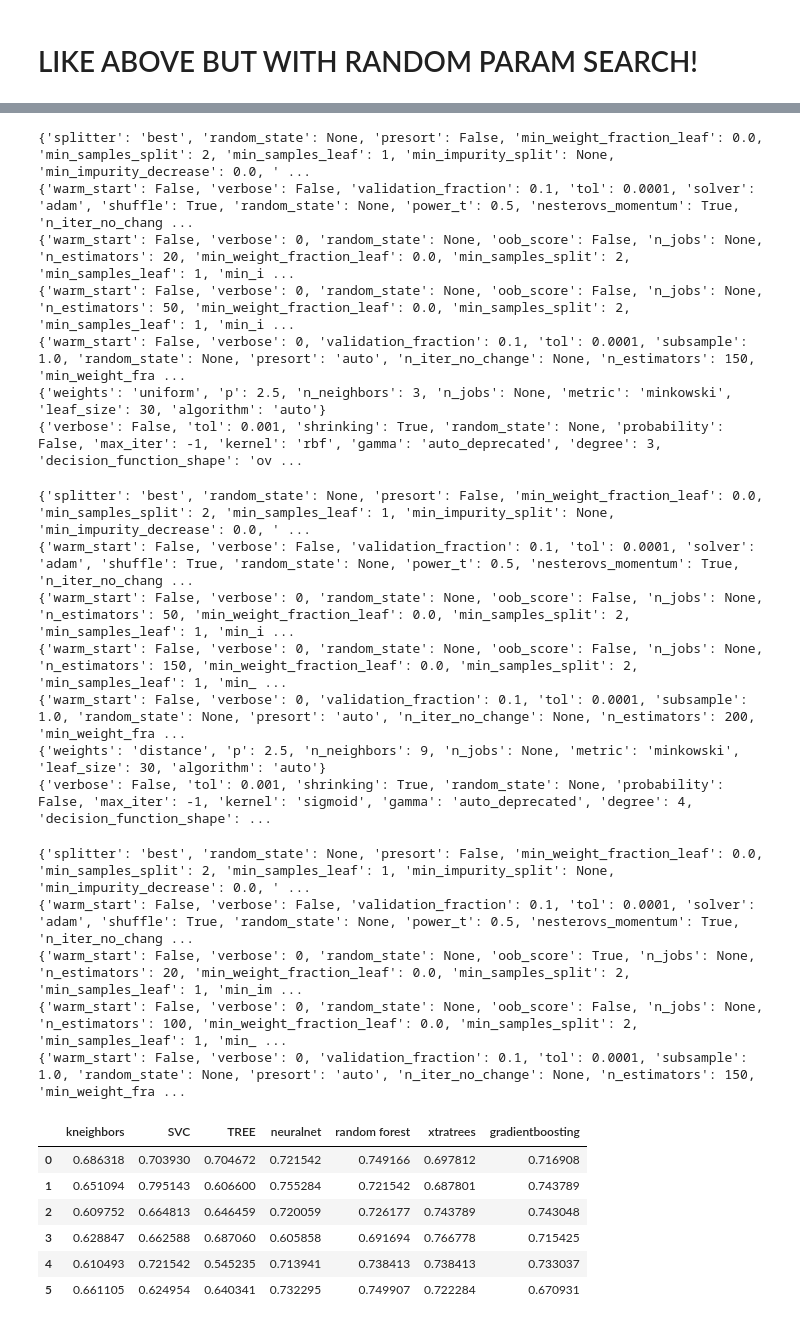
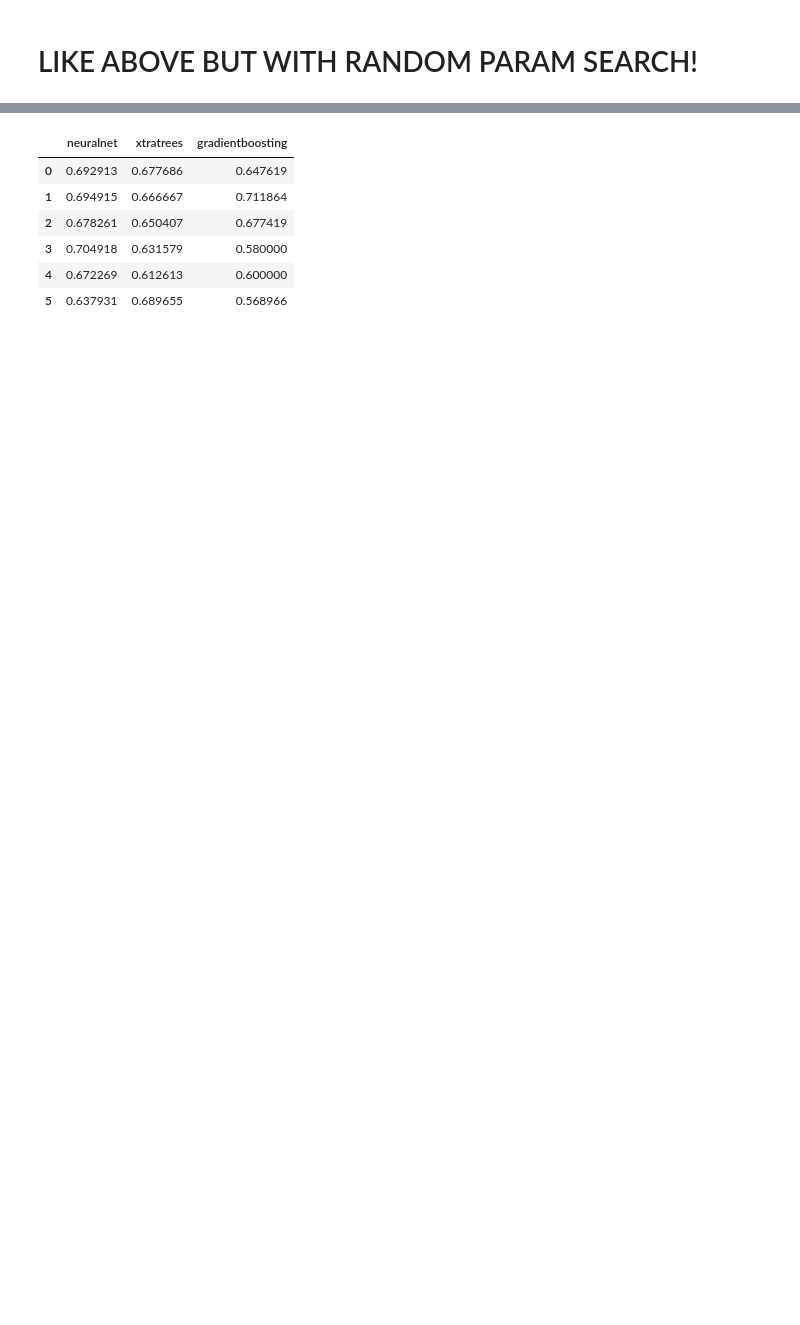
Before and after one commit to smautner/pig, a Jupyter notebook: improvedML.ipynb, the cells around one changed output, grey strips where cells are left out. Drawn from its saved outputs; the diff is of its cells as text; code cells hidden in the pictures; blank space fills up the shorter version.

```diff
--- a/improvedML.ipynb
+++ b/improvedML.ipynb
@@ -45,5 +45,5 @@ debug = True
 
 from sklearn.model_selection import train_test_split
 import loadfiles
-p,n  = loadfiles.loaddata("/home/pig/data",numneg=3000 if not debug else 200, pos='1' if debug else 'both', seed = 9)
+p,n  = loadfiles.loaddata("data",numneg=3000 if not debug else 200, pos='1' if debug else 'both', seed = 9)
 # %% [output]
@@ -71,7 +71,7 @@ def makeXY(featurelist):
 
 allfeatures = list(p[1].keys()) # the filenames are the last one and we dont need that (for now)
 allfeatures.remove("name")
-X,y,df = makeXY(allfeatures)
+X,Y,df = makeXY(allfeatures)
 
 # check if is nan
 from IPython.display import display, HTML
@@ -86,38 +86,35 @@ import pandas as pd
 X = StandardScaler().fit_transform(X)
 from sklearn.linear_model import Lasso
 from skrebate import ReliefF as relief
+from sklearn.metrics import f1_score
+
 randseed = 42
 testsize=.3
-X_train, X_test, y_train, y_test = train_test_split(X, y, test_size=testsize, random_state=randseed) # USE THE SAME SEED AS BELOW!
+X_train, X_test, y_train, y_test = train_test_split(X, Y, test_size=testsize, random_state=randseed) # USE THE SAME SEED AS BELOW!
 
 
-def myscore(y,yh):
-    tpr = sum([ i==j for i,j in zip(y,yh) if i==1  ])/np.count_nonzero(y==1)
-    tnr = sum([ i==j for i,j in zip(y,yh) if i==0  ])/np.count_nonzero(y==0)
-    return ((2*tnr)+tpr)/3
+def scorer(esti,x,y):
+    yh = esti.predict(x)
+    return f1_score(y,yh)
 
-def scorer(esti,X,y):
-    yh = esti.predict(X)
-    return myscore(y,yh)
-
-def lasso(X,y,alpha=.06):
+def lasso(X_data,y_data,alpha=.06):
     mod = Lasso(alpha=alpha)
-    mod.fit(X_train,y_train)
+    mod.fit(X_data,y_data)
     return [b for a,b in zip(mod.coef_, df.columns) if a!=0]
 
 
 reli=relief()
-reli.fit(X,y)
+reli.fit(X_train,y_train)
 
-def relief(X,y,param):
+def relief(_,_2,param):
     #https://github.com/EpistasisLab/scikit-rebate
     return [ df.columns[top] for top in reli.top_features_[:param]]
 
-featurelists = [ selector(X,y) for selector in [ lambda x,y: lasso(X,y,alpha=.05),
-                                                 lambda x,y: lasso(X,y,alpha=.01),
-                                                 lambda x,y: relief(X,y,40),
-                                                 lambda x,y: relief(X,y,60),
-                                                 lambda x,y: relief(X,y,80)
+featurelists = [ selector(X_train,y_train) for selector in [ lambda x,y: lasso(x,y,alpha=.05),
+                                                 lambda x,y: lasso(x,y,alpha=.01),
+                                                 lambda x,y: relief(x,y,40),
+                                                 lambda x,y: relief(x,y,60),
+                                                 lambda x,y: relief(x,y,80)
                                                ]]
 featurelists.append(df.columns)
 tmp =  pd.DataFrame([ [ 1 if f in featurelist else 0 for f in df.columns  ] for featurelist in featurelists],columns = df.columns)
@@ -147,7 +144,7 @@ for FEATURELIST in featurelists:  # loop over all the selectors
     # make some data
     X,y,df = makeXY(FEATURELIST)
     X = StandardScaler().fit_transform(X)
-    X_train, X_test, y_train, y_test = train_test_split(X, y, test_size=testsize, random_state=randseed) # USE THE SAME SEED AS BELOW!
+    X_train, X_test, y_train, y_test = train_test_split(X, Y, test_size=testsize, random_state=randseed) # USE THE SAME SEED AS BELOW!
 
     classifiers = [
         KNeighborsClassifier(5),
@@ -200,7 +197,7 @@ for FEATURELIST in featurelists:  # loop over all the selectors
     # make some data
     X,y,df = makeXY(FEATURELIST)
     X = StandardScaler().fit_transform(X)
-    X_train, X_test, y_train, y_test = train_test_split(X, y, test_size=testsize, random_state=randseed) # USE THE SAME SEED AS BELOW!
+    X_train, X_test, y_train, y_test = train_test_split(X, Y, test_size=testsize, random_state=randseed) # USE THE SAME SEED AS BELOW!
 
     def score(clf,param):
         searcher = RSCV(clf,
@@ -253,26 +245,7 @@ display(HTML(pd.DataFrame(res,columns=rs.clfnames).to_html()))
-{'splitter': 'best', 'random_state': None, 'presort': False, 'min_weight_fraction_leaf': 0.0, 'min_samples_split': 2, 'min_samples_leaf': 1, 'min_impurity_split': None, 'min_impurity_decrease': 0.0, ' ...
-{'warm_start': False, 'verbose': False, 'validation_fraction': 0.1, 'tol': 0.0001, 'solver': 'adam', 'shuffle': True, 'random_state': None, 'power_t': 0.5, 'nesterovs_momentum': True, 'n_iter_no_chang ...
-{'warm_start': False, 'verbose': 0, 'random_state': None, 'oob_score': False, 'n_jobs': None, 'n_estimators': 20, 'min_weight_fraction_leaf': 0.0, 'min_samples_split': 2, 'min_samples_leaf': 1, 'min_i ...
-{'warm_start': False, 'verbose': 0, 'random_state': None, 'oob_score': False, 'n_jobs': None, 'n_estimators': 50, 'min_weight_fraction_leaf': 0.0, 'min_samples_split': 2, 'min_samples_leaf': 1, 'min_i ...
-{'warm_start': False, 'verbose': 0, 'validation_fraction': 0.1, 'tol': 0.0001, 'subsample': 1.0, 'random_state': None, 'presort': 'auto', 'n_iter_no_change': None, 'n_estimators': 150, 'min_weight_fra ...
-{'weights': 'uniform', 'p': 2.5, 'n_neighbors': 3, 'n_jobs': None, 'metric': 'minkowski', 'leaf_size': 30, 'algorithm': 'auto'}
-{'verbose': False, 'tol': 0.001, 'shrinking': True, 'random_state': None, 'probability': False, 'max_iter': -1, 'kernel': 'rbf', 'gamma': 'auto_deprecated', 'degree': 3, 'decision_function_shape': 'ov ...
-{'splitter': 'best', 'random_state': None, 'presort': False, 'min_weight_fraction_leaf': 0.0, 'min_samples_split': 2, 'min_samples_leaf': 1, 'min_impurity_split': None, 'min_impurity_decrease': 0.0, ' ...
-{'warm_start': False, 'verbose': False, 'validation_fraction': 0.1, 'tol': 0.0001, 'solver': 'adam', 'shuffle': True, 'random_state': None, 'power_t': 0.5, 'nesterovs_momentum': True, 'n_iter_no_chang ...
-{'warm_start': False, 'verbose': 0, 'random_state': None, 'oob_score': False, 'n_jobs': None, 'n_estimators': 50, 'min_weight_fraction_leaf': 0.0, 'min_samples_split': 2, 'min_samples_leaf': 1, 'min_i ...
-{'warm_start': False, 'verbose': 0, 'random_state': None, 'oob_score': False, 'n_jobs': None, 'n_estimators': 150, 'min_weight_fraction_leaf': 0.0, 'min_samples_split': 2, 'min_samples_leaf': 1, 'min_ ...
-{'warm_start': False, 'verbose': 0, 'validation_fraction': 0.1, 'tol': 0.0001, 'subsample': 1.0, 'random_state': None, 'presort': 'auto', 'n_iter_no_change': None, 'n_estimators': 200, 'min_weight_fra ...
-{'weights': 'distance', 'p': 2.5, 'n_neighbors': 9, 'n_jobs': None, 'metric': 'minkowski', 'leaf_size': 30, 'algorithm': 'auto'}
-{'verbose': False, 'tol': 0.001, 'shrinking': True, 'random_state': None, 'probability': False, 'max_iter': -1, 'kernel': 'sigmoid', 'gamma': 'auto_deprecated', 'degree': 4, 'decision_function_shape': ...
-{'splitter': 'best', 'random_state': None, 'presort': False, 'min_weight_fraction_leaf': 0.0, 'min_samples_split': 2, 'min_samples_leaf': 1, 'min_impurity_split': None, 'min_impurity_decrease': 0.0, ' ...
-{'warm_start': False, 'verbose': False, 'validation_fraction': 0.1, 'tol': 0.0001, 'solver': 'adam', 'shuffle': True, 'random_state': None, 'power_t': 0.5, 'nesterovs_momentum': True, 'n_iter_no_chang ...
-{'warm_start': False, 'verbose': 0, 'random_state': None, 'oob_score': True, 'n_jobs': None, 'n_estimators': 20, 'min_weight_fraction_leaf': 0.0, 'min_samples_split': 2, 'min_samples_leaf': 1, 'min_im ...
-{'warm_start': False, 'verbose': 0, 'random_state': None, 'oob_score': False, 'n_jobs': None, 'n_estimators': 100, 'min_weight_fraction_leaf': 0.0, 'min_samples_split': 2, 'min_samples_leaf': 1, 'min_ ...
-{'warm_start': False, 'verbose': 0, 'validation_fraction': 0.1, 'tol': 0.0001, 'subsample': 1.0, 'random_state': None, 'presort': 'auto', 'n_iter_no_change': None, 'n_estimators': 150, 'min_weight_fra ...
-|  | kneighbors | SVC | TREE | neuralnet | random forest | xtratrees | gradientboosting |
-| 0 | 0.686318 | 0.703930 | 0.704672 | 0.721542 | 0.749166 | 0.697812 | 0.716908 |
-| 1 | 0.651094 | 0.795143 | 0.606600 | 0.755284 | 0.721542 | 0.687801 | 0.743789 |
-| 2 | 0.609752 | 0.664813 | 0.646459 | 0.720059 | 0.726177 | 0.743789 | 0.743048 |
-| 3 | 0.628847 | 0.662588 | 0.687060 | 0.605858 | 0.691694 | 0.766778 | 0.715425 |
-| 4 | 0.610493 | 0.721542 | 0.545235 | 0.713941 | 0.738413 | 0.738413 | 0.733037 |
-| 5 | 0.661105 | 0.624954 | 0.640341 | 0.732295 | 0.749907 | 0.722284 | 0.670931 |
+|  | neuralnet | xtratrees | gradientboosting |
+| 0 | 0.692913 | 0.677686 | 0.647619 |
+| 1 | 0.694915 | 0.666667 | 0.711864 |
+| 2 | 0.678261 | 0.650407 | 0.677419 |
+| 3 | 0.704918 | 0.631579 | 0.580000 |
+| 4 | 0.672269 | 0.612613 | 0.600000 |
+| 5 | 0.637931 | 0.689655 | 0.568966 |
```
Also changed, not shown: parts of 4 cells of this notebook.
